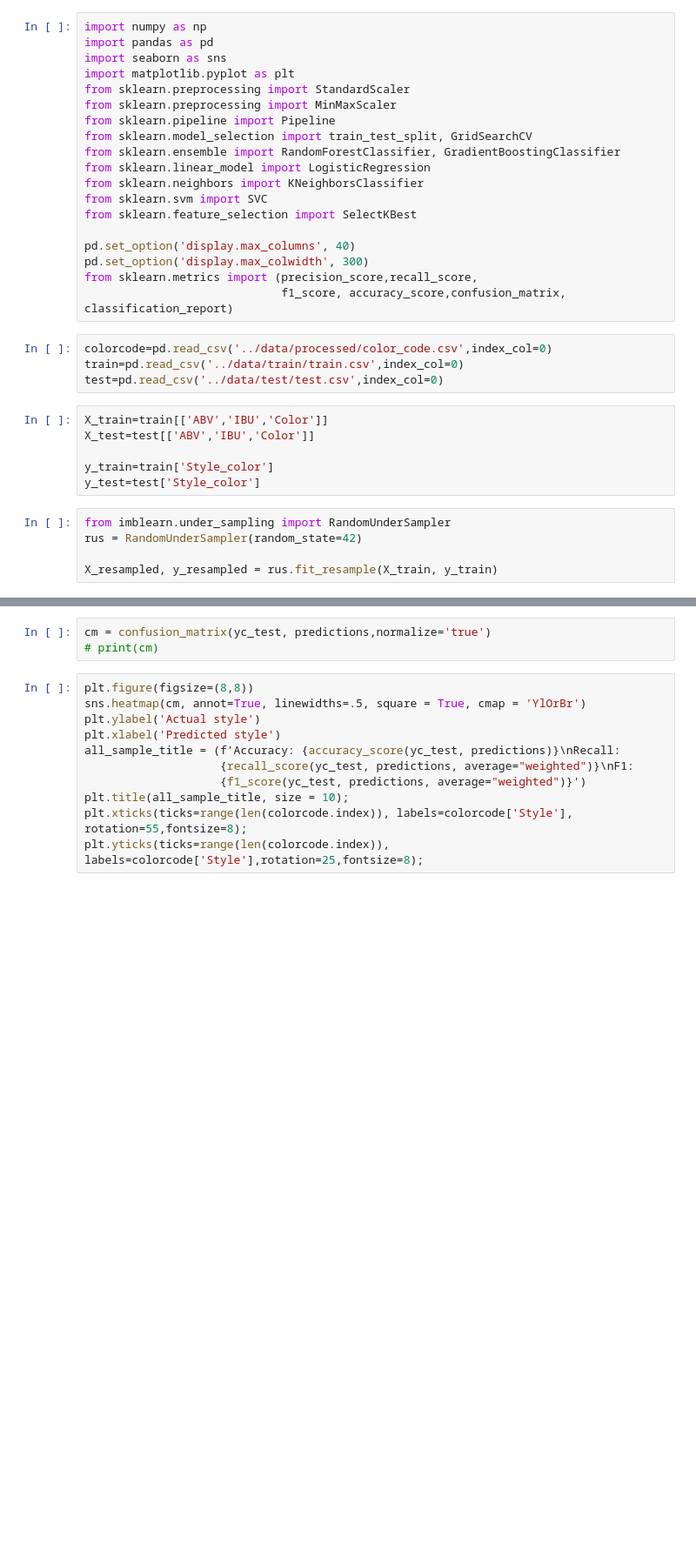
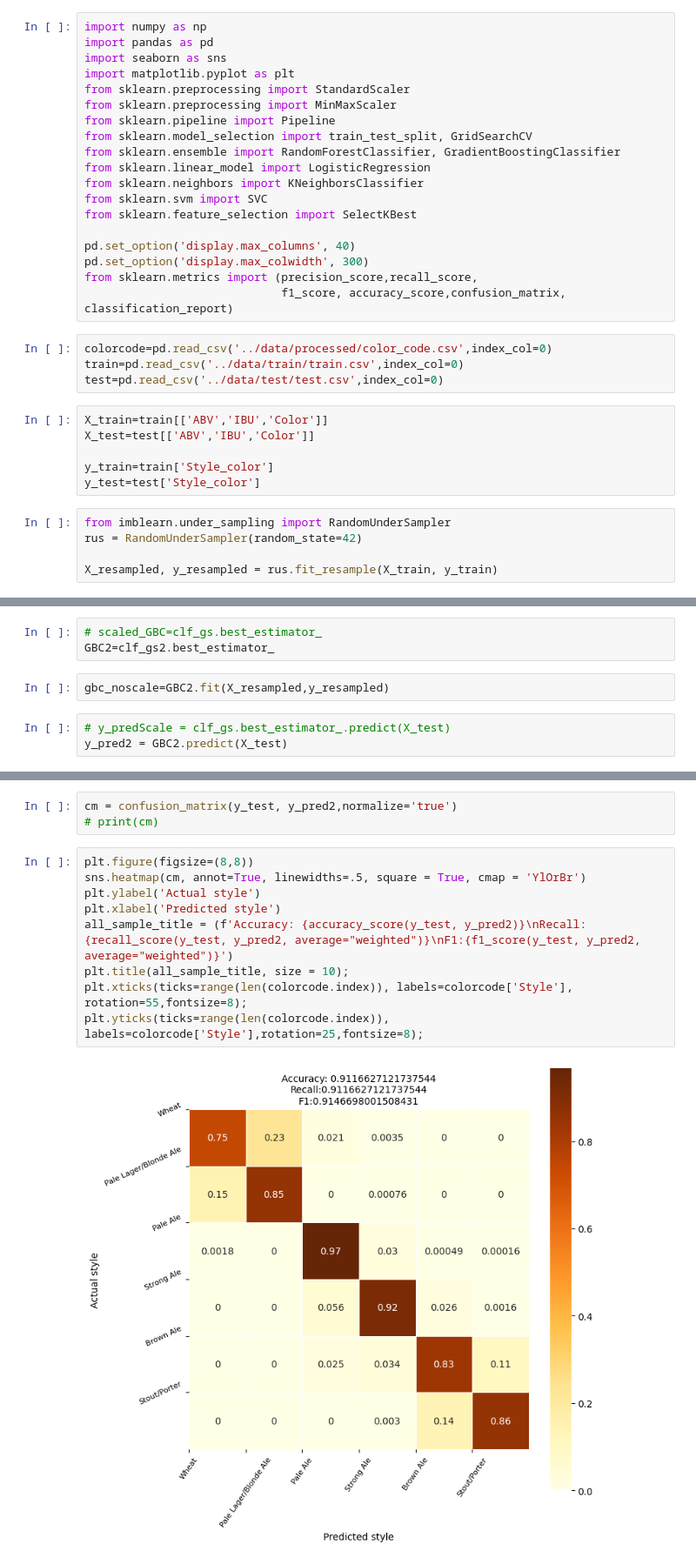
Before and after one commit to agui968/Predicting-Beer-Styles-with-Machine-Learning, a Jupyter notebook: notebooks/05Entrenamiento_evaluacionGS.ipynb, the cells around one changed output, grey strips where cells are left out. Shown: that part at 87% size. Saved outputs shown, nothing was run; the diff lists cells and outputs as text; blank space fills up the shorter version.

```diff
--- a/notebooks/05Entrenamiento_evaluacionGS.ipynb
+++ b/notebooks/05Entrenamiento_evaluacionGS.ipynb
@@ -86,0 +163,8 @@ predicions_proba = lr1.predict_proba(X_test)
+# %%
+# scaled_GBC=clf_gs.best_estimator_
+GBC2=clf_gs2.best_estimator_
+# %%
+gbc_noscale=GBC2.fit(X_resampled,y_resampled)
+# %%
+# y_predScale = clf_gs.best_estimator_.predict(X_test)
+y_pred2 = GBC2.predict(X_test)
@@ -94,14 +186,14 @@ print('recall_score',recall_score(yc_test, predictions, average='weighted'))
 # %%
-cm = confusion_matrix(yc_test, predictions,normalize='true')
+cm = confusion_matrix(y_test, y_pred2,normalize='true')
 # print(cm)
 # %%
 plt.figure(figsize=(8,8))
 sns.heatmap(cm, annot=True, linewidths=.5, square = True, cmap = 'YlOrBr')
 plt.ylabel('Actual style')
 plt.xlabel('Predicted style')
-all_sample_title = (f'Accuracy: {accuracy_score(yc_test, predictions)}\nRecall:
-                    {recall_score(yc_test, predictions, average="weighted")}\nF1:
-                    {f1_score(yc_test, predictions, average="weighted")}')
+all_sample_title = (f'Accuracy: {accuracy_score(y_test, y_pred2)}\nRecall:{recall_score(y_test, y_pred2, average="weighted")}\nF1:{f1_score(y_test, y_pred2, average="weighted")}')
 plt.title(all_sample_title, size = 10);
 plt.xticks(ticks=range(len(colorcode.index)), labels=colorcode['Style'], rotation=55,fontsize=8);
 plt.yticks(ticks=range(len(colorcode.index)), labels=colorcode['Style'],rotation=25,fontsize=8);
+# %% [output]
+[figure, added]
```
Also changed, not shown: parts of 18 cells of this notebook, 4 other files.
